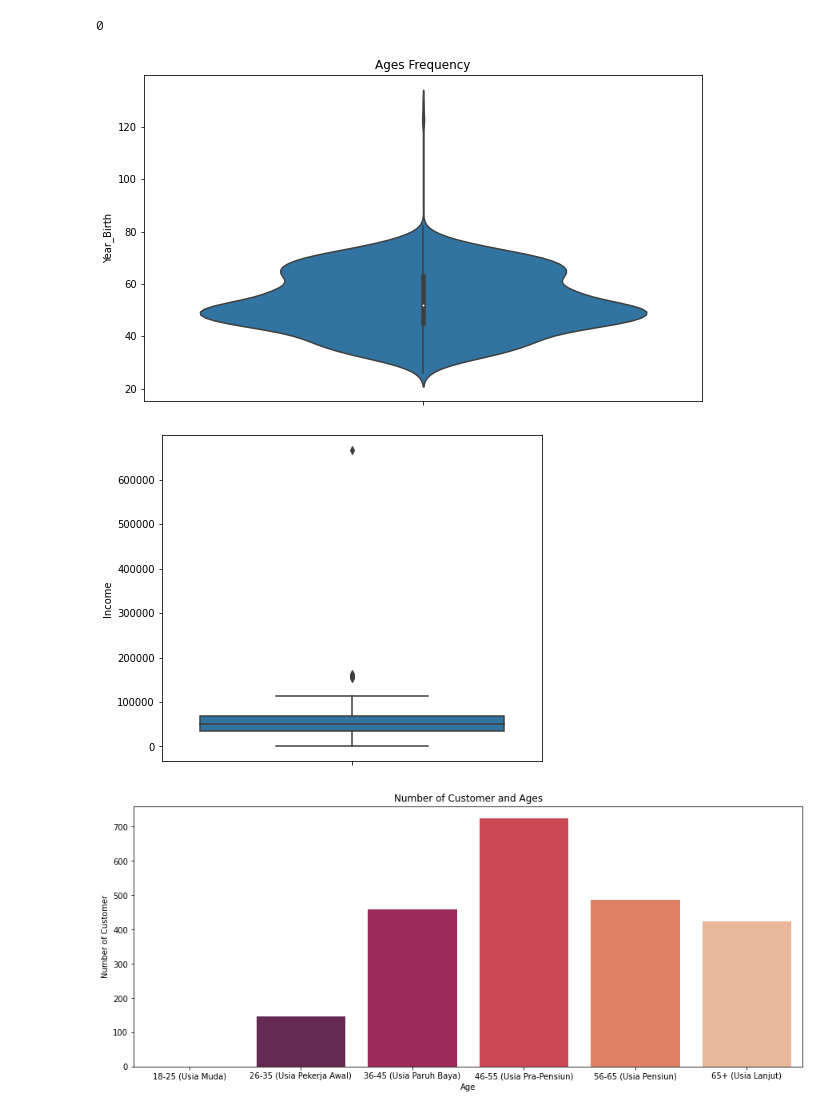
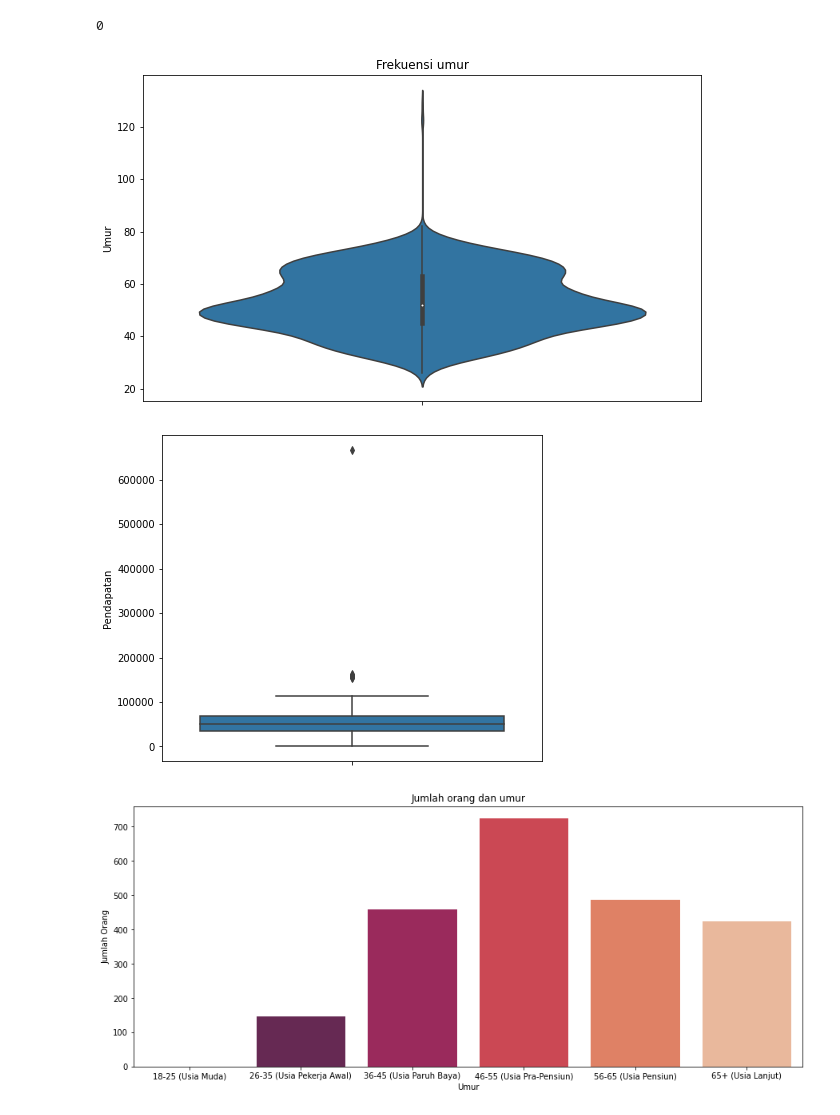
Before and after one commit to hallwack/pembelajaran-mesin, a Jupyter notebook: customer-clustering/customer-cluter.ipynb, the cells around one changed output. Drawn from its saved outputs; the diff is of its cells as text; code cells hidden in the pictures.

```diff
--- a/customer-clustering/customer-cluter.ipynb
+++ b/customer-clustering/customer-cluter.ipynb
@@ -65,37 +65,40 @@ df['Age'] = age
 # %%
 # Frekuensi umur
 plt.figure(figsize=(10,6))
-plt.title("Ages Frequency")
+plt.title("Frekuensi umur")
 sns.axes_style("dark")
 sns.violinplot(y=age)
+plt.ylabel("Umur")
 plt.show()
 # %% [output]
-[figure, old version]
+[figure, new version]
 # %%
 # Frekuensi pendapatan
 plt.figure(figsize=(15,6))
 plt.subplot(1,2,1)
 sns.boxplot(y=df.Income)
+plt.ylabel('Pendapatan')
 plt.show()
 # %% [output]
-[figure, old version]
+[figure, new version]
 # %%
+# Pembagian kelompok usia; rujukan: https://sepakat.bappenas.go.id/wiki/Kelompok_Usia
 age18_25 = age[(age <= 25) & (age >= 18)] # Usia Muda
 age26_35 = age[(age <= 35) & (age >= 26)] # Usia Pekerja Awal
 age36_45 = age[(age <= 45) & (age >= 36)] # Usia Paruh Baya
 age46_55 = age[(age <= 55) & (age >= 46)] # Usia Pra-Pensiun
 age56_65 = age[(age <= 65) & (age >= 56)] # Usia Pensiun
 age65above = age[age >= 66] # Usia Lanjut
 
 x = ["18-25 (Usia Muda)","26-35 (Usia Pekerja Awal)","36-45 (Usia Paruh Baya)","46-55 (Usia Pra-Pensiun)","56-65 (Usia Pensiun)","65+ (Usia Lanjut)"]
 y = [len(age18_25.values),len(age26_35.values),len(age36_45.values),len(age46_55.values),len(age56_65.values),len(age65above.values)]
 
 plt.figure(figsize=(15,6))
 sns.barplot(x=x, y=y, palette="rocket")
-plt.title("Number of Customer and Ages")
-plt.xlabel("Age")
-plt.ylabel("Number of Customer")
+plt.title("Jumlah orang dan umur")
+plt.xlabel("Umur")
+plt.ylabel("Jumlah Orang")
 plt.show()
 # %% [output]
-[figure, old version]
+[figure, new version]
 # %%
```
Also changed, not shown: parts of 5 cells of this notebook.
